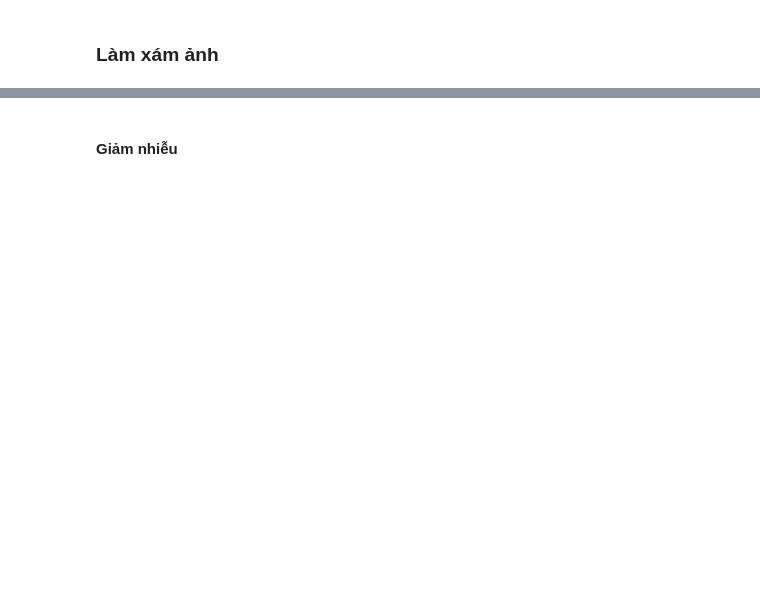
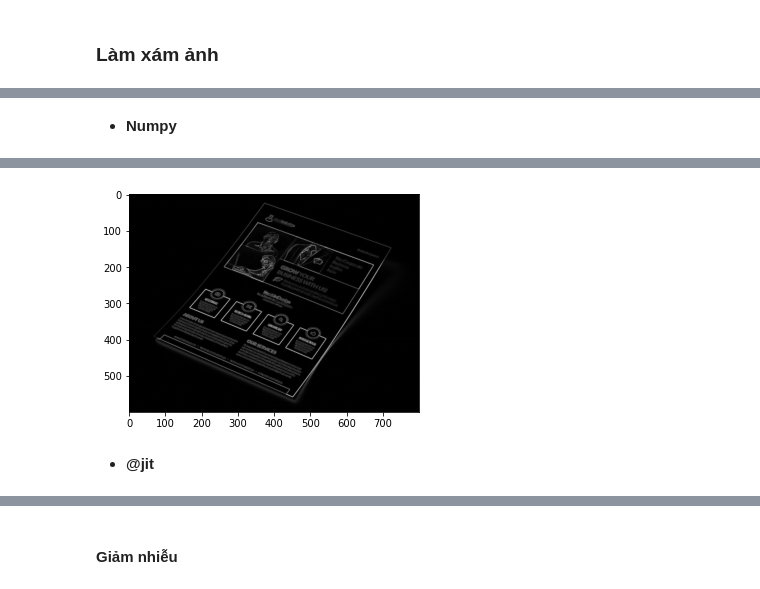
Before and after one commit to lnpanh/CSC14116, a Jupyter notebook: Report.ipynb, the cells around one changed output, grey strips where cells are left out. Saved outputs shown, nothing was run; the diff lists cells and outputs as text; code cells hidden in the pictures; blank space fills up the shorter version.

```diff
--- a/Report.ipynb
+++ b/Report.ipynb
@@ -185,0 +544,7 @@ Wall time: 26.7 ms
+# %% [markdown]
+* **Numpy**
+# %%
+%time edge_sobel_np, angle_np = edgeGradient_np(gray_np, sobel_x_kernel, sobel_y_kernel)
+plt.imshow(edge_sobel_np, cmap='gray')
+plt.show()
+# %% [output]
@@ -185,0 +553,3 @@ Wall time: 26.7 ms
+[figure, added]
+# %% [markdown]
+* **@jit**
```
Also changed, not shown: parts of 166 cells of this notebook.
